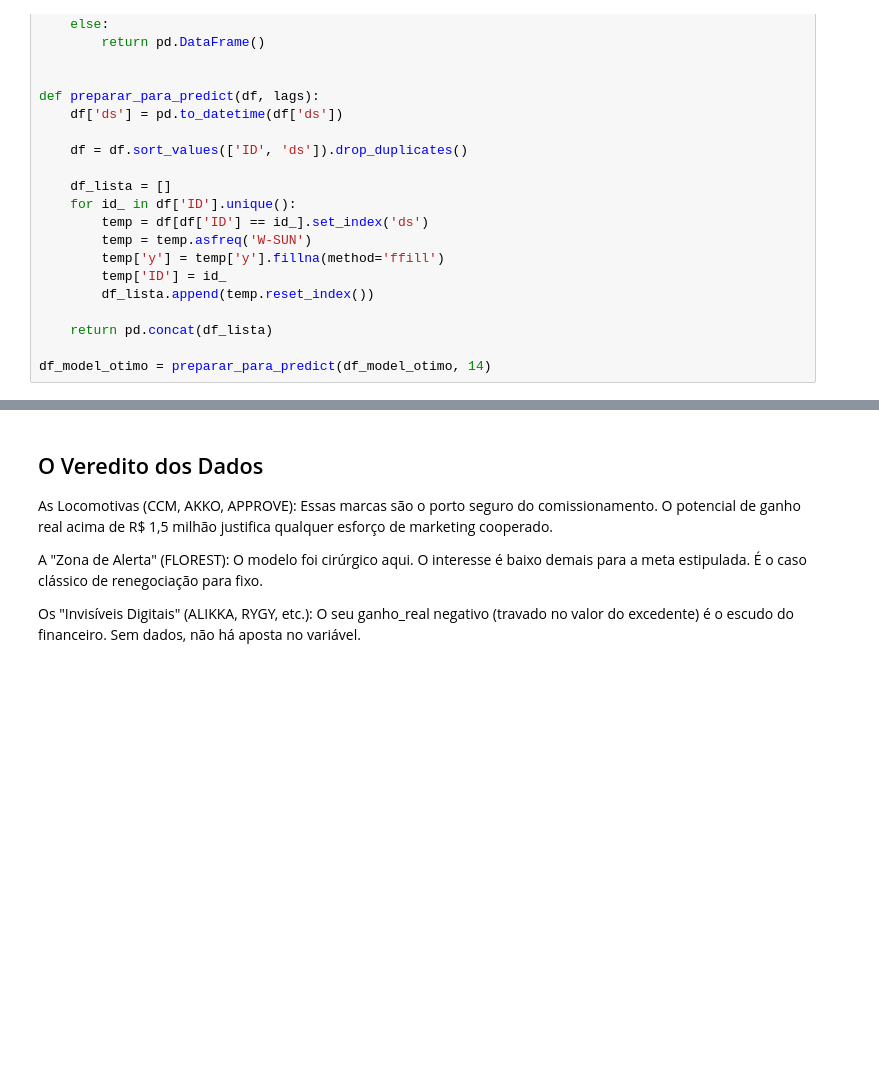
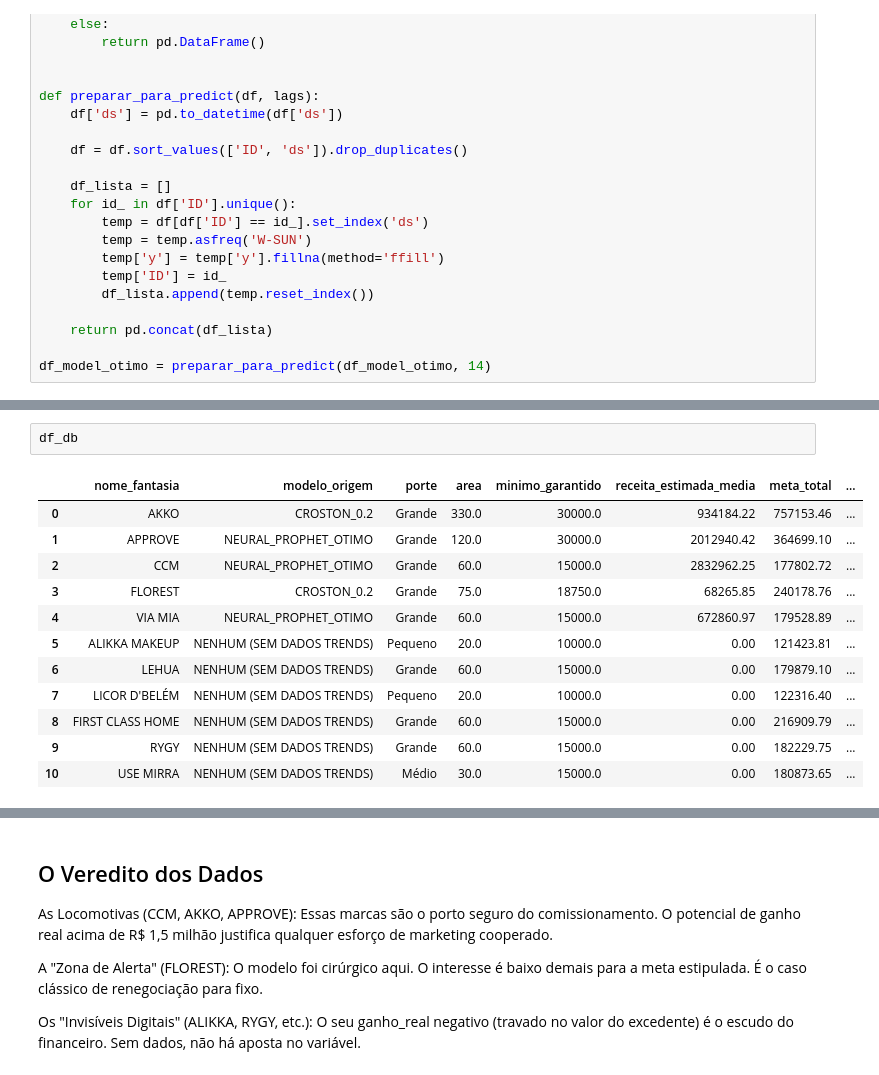
Before and after one commit to Kauadp/sales_data_pipeline, a Jupyter notebook: notebooks/simulation_validation.ipynb, the cells around one changed output, grey strips where cells are left out. Cells and saved outputs as stored; diff of their text form; blank space fills up the shorter version.

```diff
--- a/notebooks/simulation_validation.ipynb
+++ b/notebooks/simulation_validation.ipynb
@@ -454,0 +533,15 @@ df_entrega.sort_values(by='ganho_real', ascending=False)
+# %%
+df_db
+# %% [output]
+|  | nome_fantasia | modelo_origem | porte | area | minimo_garantido | receita_estimada_media | meta_total | ... |
+| 0 | AKKO | CROSTON_0.2 | Grande | 330.0 | 30000.0 | 934184.22 | 757153.46 | ... |
+| 1 | APPROVE | NEURAL_PROPHET_OTIMO | Grande | 120.0 | 30000.0 | 2012940.42 | 364699.10 | ... |
+| 2 | CCM | NEURAL_PROPHET_OTIMO | Grande | 60.0 | 15000.0 | 2832962.25 | 177802.72 | ... |
+| 3 | FLOREST | CROSTON_0.2 | Grande | 75.0 | 18750.0 | 68265.85 | 240178.76 | ... |
+| 4 | VIA MIA | NEURAL_PROPHET_OTIMO | Grande | 60.0 | 15000.0 | 672860.97 | 179528.89 | ... |
+| 5 | ALIKKA MAKEUP | NENHUM (SEM DADOS TRENDS) | Pequeno | 20.0 | 10000.0 | 0.00 | 121423.81 | ... |
+| 6 | LEHUA | NENHUM (SEM DADOS TRENDS) | Grande | 60.0 | 15000.0 | 0.00 | 179879.10 | ... |
+| 7 | LICOR D'BELÉM | NENHUM (SEM DADOS TRENDS) | Pequeno | 20.0 | 10000.0 | 0.00 | 122316.40 | ... |
+| 8 | FIRST CLASS HOME | NENHUM (SEM DADOS TRENDS) | Grande | 60.0 | 15000.0 | 0.00 | 216909.79 | ... |
+| 9 | RYGY | NENHUM (SEM DADOS TRENDS) | Grande | 60.0 | 15000.0 | 0.00 | 182229.75 | ... |
+| 10 | USE MIRRA | NENHUM (SEM DADOS TRENDS) | Médio | 30.0 | 15000.0 | 0.00 | 180873.65 | ... |
```
Also changed, not shown: parts of 3 cells of this notebook, 3 other files.
